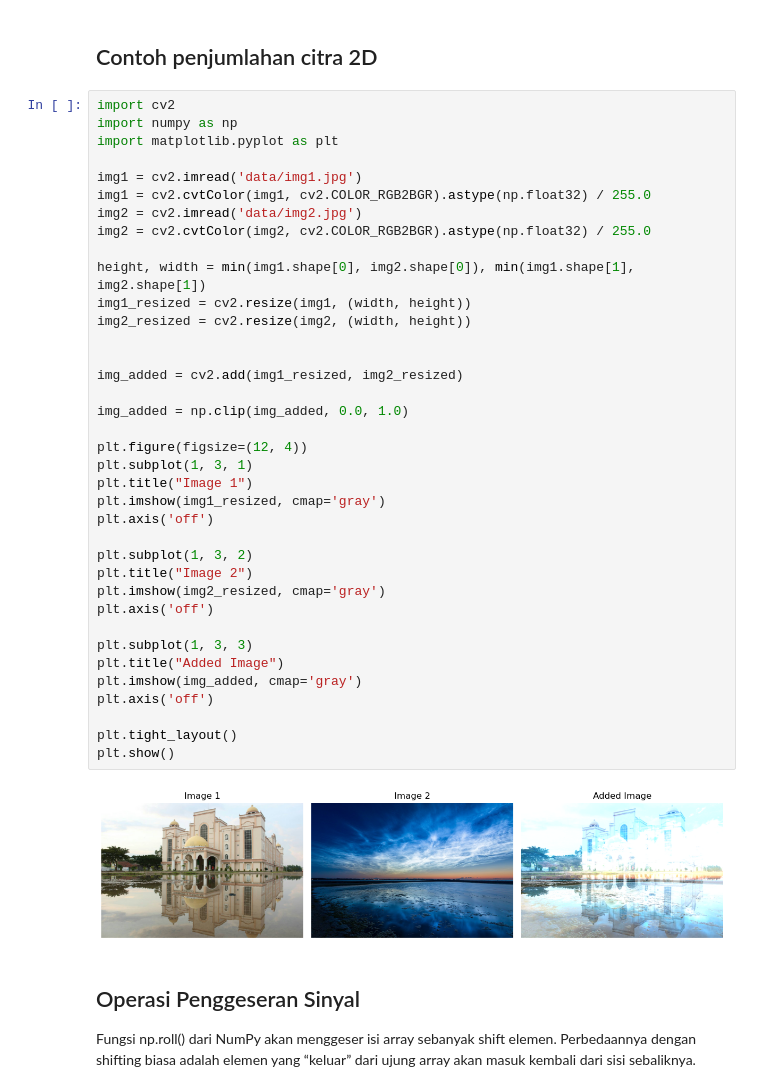
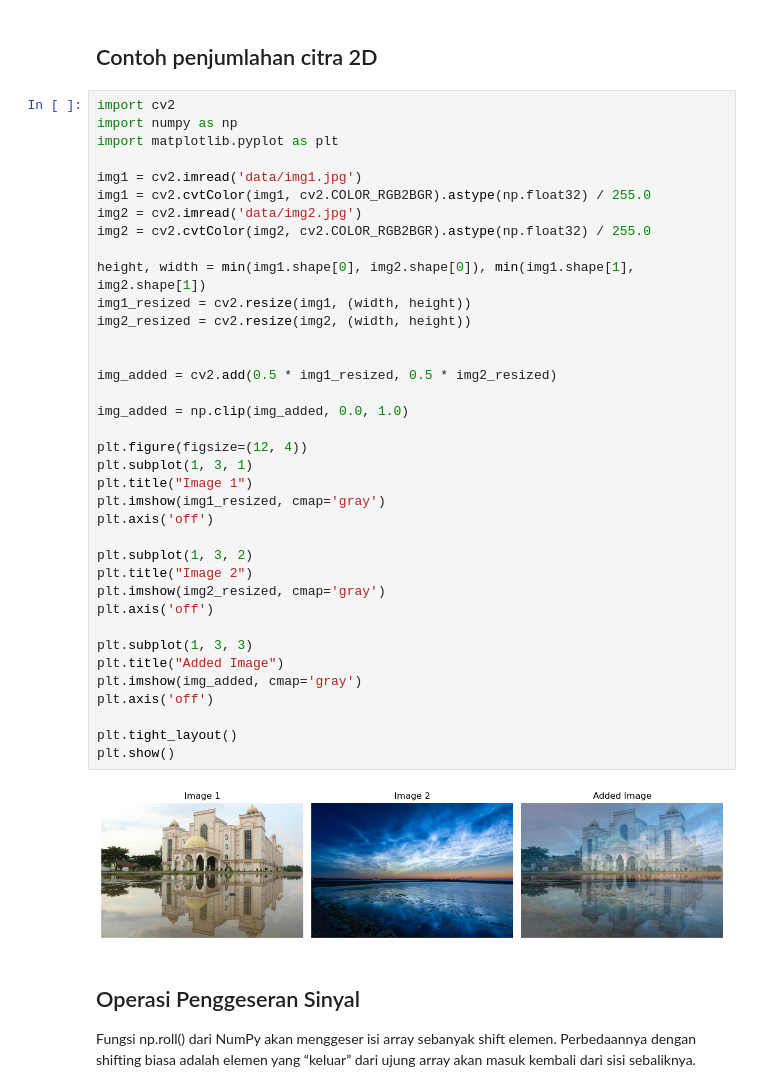
Before and after one commit to virgantara/Digital-Signal-Processing-Course, a Jupyter notebook: week04/penjumlahan.ipynb, the cells around one changed output. Cells and saved outputs as stored; diff of their text form.

```diff
--- a/week04/penjumlahan.ipynb
+++ b/week04/penjumlahan.ipynb
@@ -48,35 +48,35 @@ img1 = cv2.cvtColor(img1, cv2.COLOR_RGB2BGR).astype(np.float32) / 255.0
 img2 = cv2.imread('data/img2.jpg')
 img2 = cv2.cvtColor(img2, cv2.COLOR_RGB2BGR).astype(np.float32) / 255.0
 
 height, width = min(img1.shape[0], img2.shape[0]), min(img1.shape[1], img2.shape[1])
 img1_resized = cv2.resize(img1, (width, height))
 img2_resized = cv2.resize(img2, (width, height))
 
 
-img_added = cv2.add(img1_resized, img2_resized)
+img_added = cv2.add(0.5 * img1_resized, 0.5 * img2_resized)
 
 img_added = np.clip(img_added, 0.0, 1.0)
 
 plt.figure(figsize=(12, 4))
 plt.subplot(1, 3, 1)
 plt.title("Image 1")
 plt.imshow(img1_resized, cmap='gray')
 plt.axis('off')
 
 plt.subplot(1, 3, 2)
 plt.title("Image 2")
 plt.imshow(img2_resized, cmap='gray')
 plt.axis('off')
 
 plt.subplot(1, 3, 3)
 plt.title("Added Image")
 plt.imshow(img_added, cmap='gray')
 plt.axis('off')
 
 plt.tight_layout()
 plt.show()
 # %% [output]
-[figure, old version]
+[figure, new version]
 # %% [markdown]
  ## Operasi Penggeseran Sinyal
 
```
Also changed, not shown: parts of 1 cell of this notebook, 5 other files.
